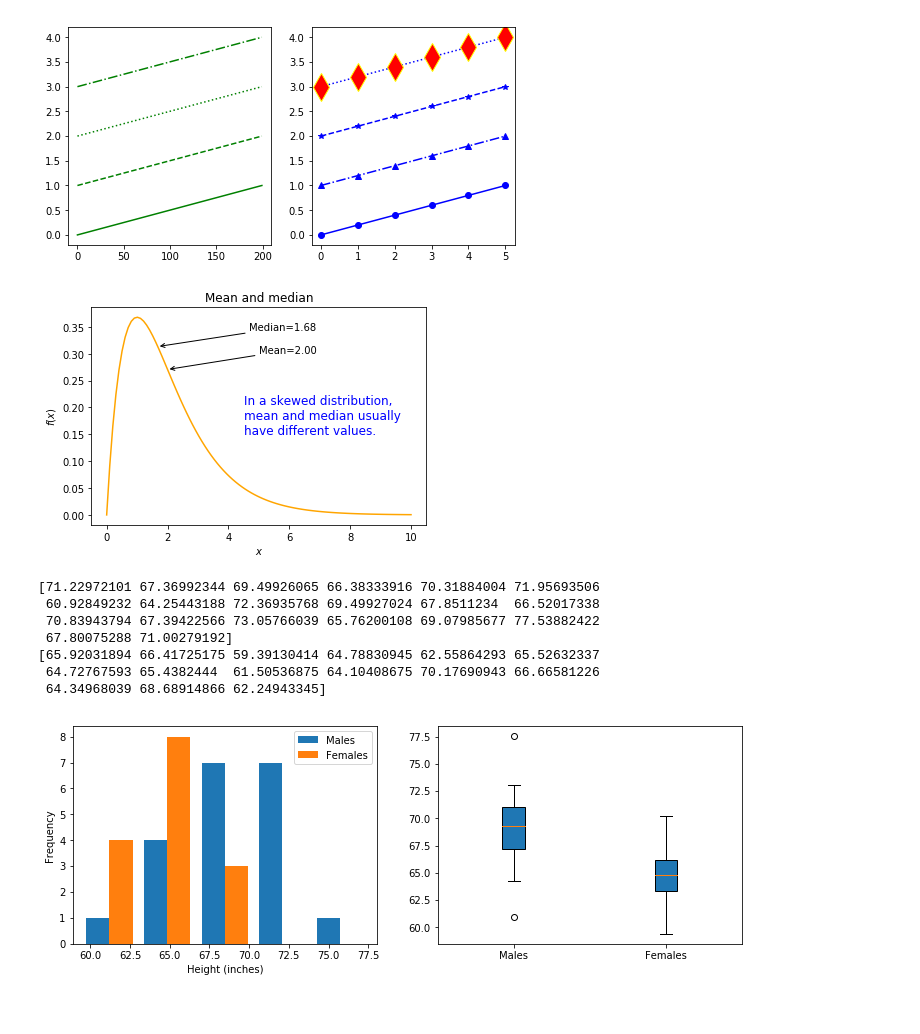
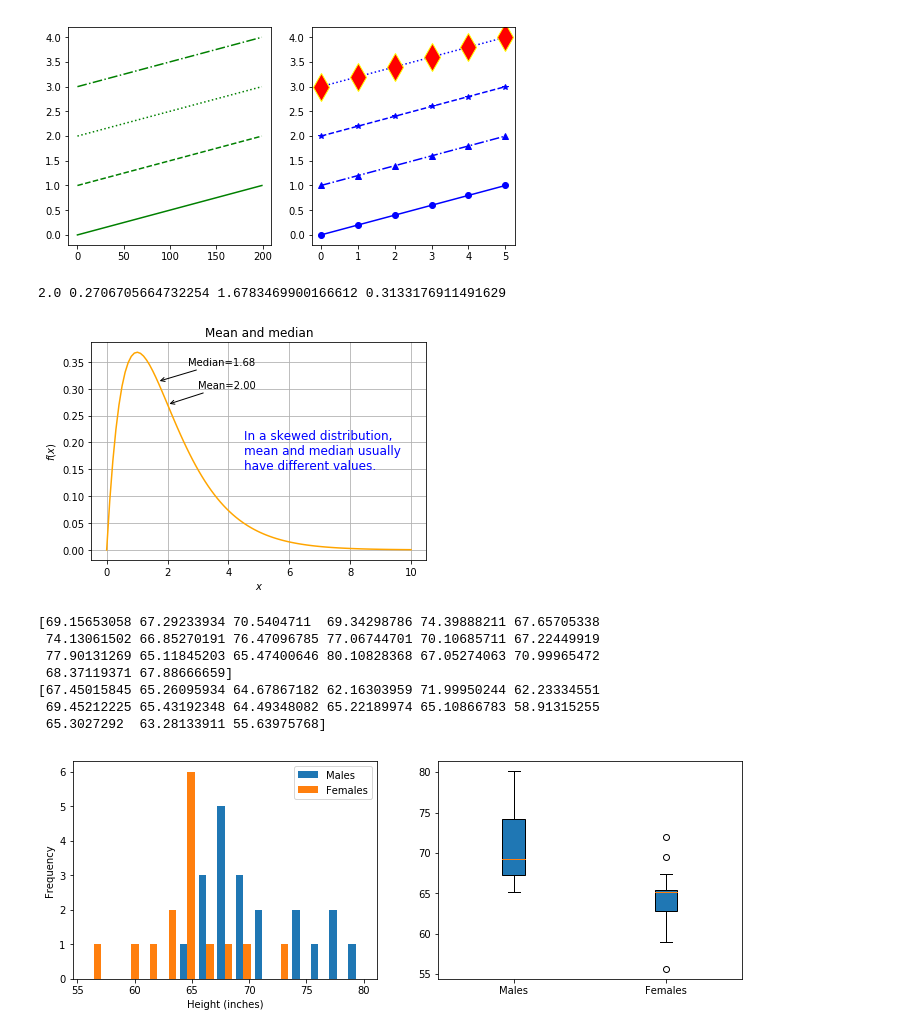
Before and after one commit to balajidileepkumar/Python_MachineLearning, a Jupyter notebook: Chapter-10-MatPlotLib.ipynb, the cells around one changed output. Drawn from its saved outputs; the diff is of its cells as text; code cells hidden in the pictures.

```diff
--- a/Chapter-10-MatPlotLib.ipynb
+++ b/Chapter-10-MatPlotLib.ipynb
@@ -504,49 +491,53 @@ ymed = distr.pdf(xmed)
 aprops = dict(arrowstyle = '->')
 plt.annotate('Median={:3.2f}'.format(xmed),
              (xmed, ymed),
-             (xmed+3, ymed+0.03),
+             (xmed+1, ymed+0.03),
              arrowprops=aprops)
 ymean = distr.pdf(xmean)
+
+print(xmean,ymean,xmed,ymed)
 plt.annotate('Mean={:3.2f}'.format(xmean),
              (xmean, ymean),
-             (xmean+3, ymean+0.03),
+             (xmean+1, ymean+0.03),
              arrowprops=aprops)
+plt.grid()
 comment = '''In a skewed distribution,
 mean and median usually
 have different values.'''
 plt.text(4.5, 0.15, comment, fontsize=12, color='blue')
 None
 # %% [output]
+2.0 0.2706705664732254 1.6783469900166612 0.3133176911491629
-[figure, old version]
+[figure, new version]
 # %%
 from scipy.stats import norm
 mmean, msdev = 70, 4.0
 fmean, fsdev = 65, 3.5
 mdist = norm(mmean, scale=msdev)
 fdist = norm(fmean, scale=fsdev)
 #nm, nf = 2000, 1500
 nm, nf = 20, 15
 mdata = mdist.rvs(size=nm)
 print(mdata)
 fdata = fdist.rvs(size=nf)
 print(fdata)
 plt.figure(figsize=(12, 4))
 plt.subplot(1,2,1)
-plt.hist([mdata, fdata], bins=5,
+plt.hist([mdata, fdata], bins=15,
          label=['Males', 'Females'])
 plt.legend()
 plt.xlabel('Height (inches)')
 plt.ylabel('Frequency')
 plt.subplot(1,2,2)
 plt.boxplot([mdata, fdata], patch_artist=True,
             labels=['Males', 'Females'])
 None
 # %% [output]
-[71.22972101 67.36992344 69.49926065 66.38333916 70.31884004 71.95693506
- 60.92849232 64.25443188 72.36935768 69.49927024 67.8511234  66.52017338
- 70.83943794 67.39422566 73.05766039 65.76200108 69.07985677 77.53882422
- 67.80075288 71.00279192]
-[65.92031894 66.41725175 59.39130414 64.78830945 62.55864293 65.52632337
- 64.72767593 65.4382444  61.50536875 64.10408675 70.17690943 66.66581226
- 64.34968039 68.68914866 62.24943345]
+[69.15653058 67.29233934 70.5404711  69.34298786 74.39888211 67.65705338
+ 74.13061502 66.85270191 76.47096785 77.06744701 70.10685711 67.22449919
+ 77.90131269 65.11845203 65.47400646 80.10828368 67.05274063 70.99965472
+ 68.37119371 67.88666659]
+[67.45015845 65.26095934 64.67867182 62.16303959 71.99950244 62.23334551
+ 69.45212225 65.43192348 64.49348082 65.22189974 65.10866783 58.91315255
+ 65.3027292  63.28133911 55.63975768]
-[figure, old version]
+[figure, new version]
```
Also changed, not shown: parts of 10 cells of this notebook, 6 other files.
